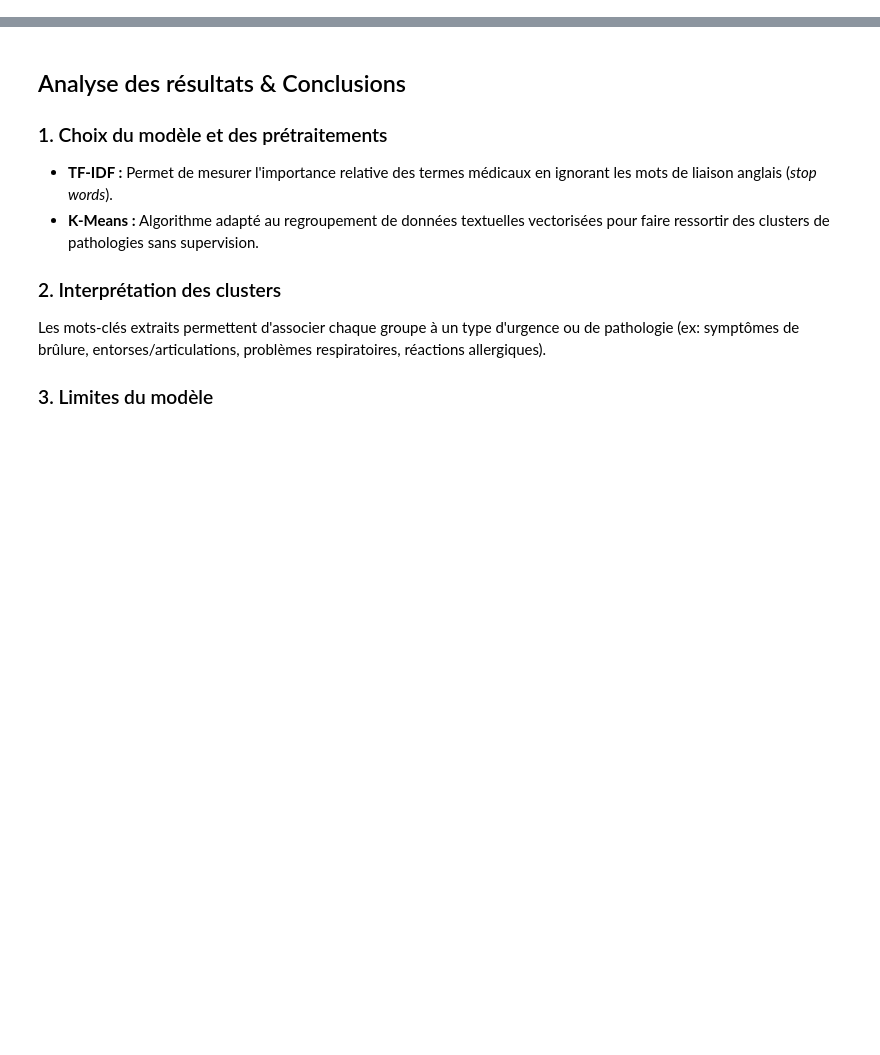
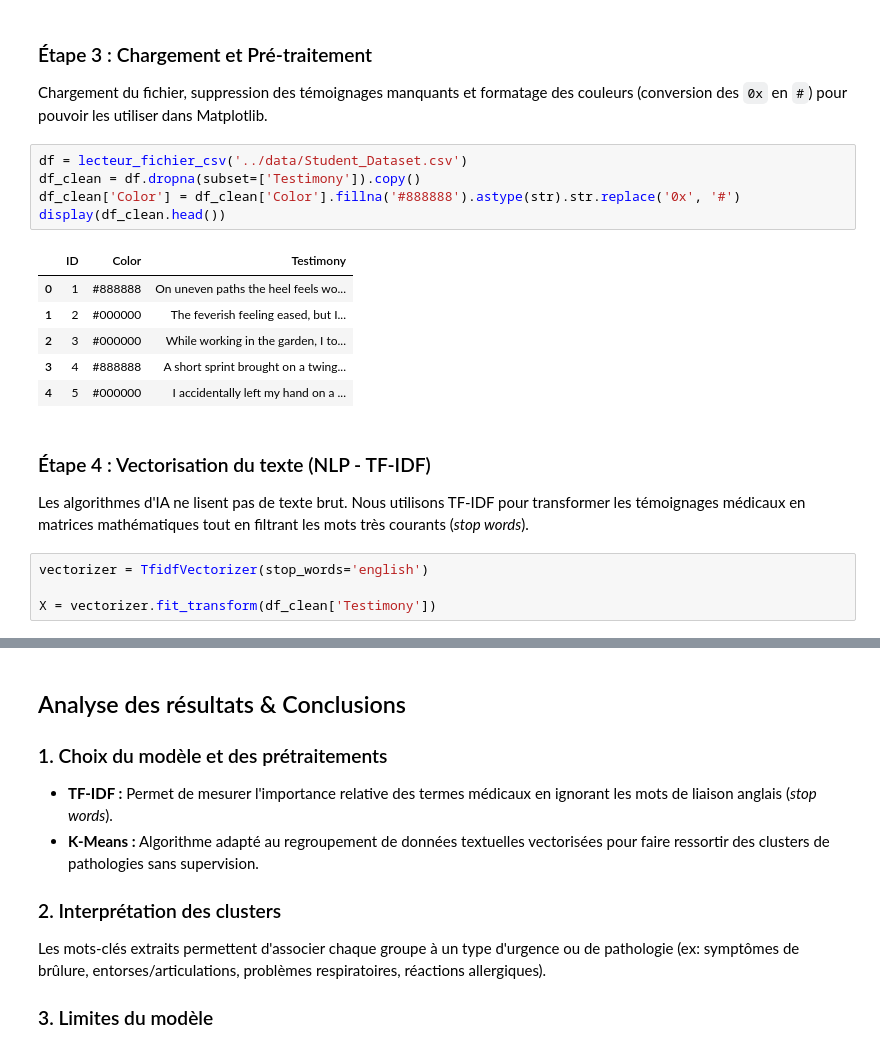
Before and after one commit to klasken/Cvrie, a Jupyter notebook: notebooks/non_supervise_analysis.ipynb, the cells around one changed output, grey strips where cells are left out. Drawn from its saved outputs; the diff is of its cells as text; blank space fills up the shorter version.

```diff
--- a/notebooks/non_supervise_analysis.ipynb
+++ b/notebooks/non_supervise_analysis.ipynb
@@ -91,0 +34,22 @@ feel, ve, doctor, pressure, feeling
+# %% [markdown]
+### Étape 3 : Chargement et Pré-traitement
+Chargement du fichier, suppression des témoignages manquants et formatage des couleurs (conversion des `0x` en `#`) pour pouvoir les utiliser dans Matplotlib.
+# %%
+df = lecteur_fichier_csv('../data/Student_Dataset.csv')
+df_clean = df.dropna(subset=['Testimony']).copy()
+df_clean['Color'] = df_clean['Color'].fillna('#888888').astype(str).str.replace('0x', '#')
+display(df_clean.head())
+# %% [output]
+|  | ID | Color | Testimony |
+| 0 | ﻿1 | #888888 | On uneven paths the heel feels wo... |
+| 1 | 2 | #000000 | The feverish feeling eased, but I... |
+| 2 | 3 | #000000 | While working in the garden, I to... |
+| 3 | 4 | #888888 | A short sprint brought on a twing... |
+| 4 | 5 | #000000 | I accidentally left my hand on a ... |
+# %% [markdown]
+### Étape 4 : Vectorisation du texte (NLP - TF-IDF)
+Les algorithmes d'IA ne lisent pas de texte brut. Nous utilisons TF-IDF pour transformer les témoignages médicaux en matrices mathématiques tout en filtrant les mots très courants (*stop words*).
+# %%
+vectorizer = TfidfVectorizer(stop_words='english')
+
+X = vectorizer.fit_transform(df_clean['Testimony'])
```
Also changed, not shown: parts of 17 cells of this notebook, 2 other files.
